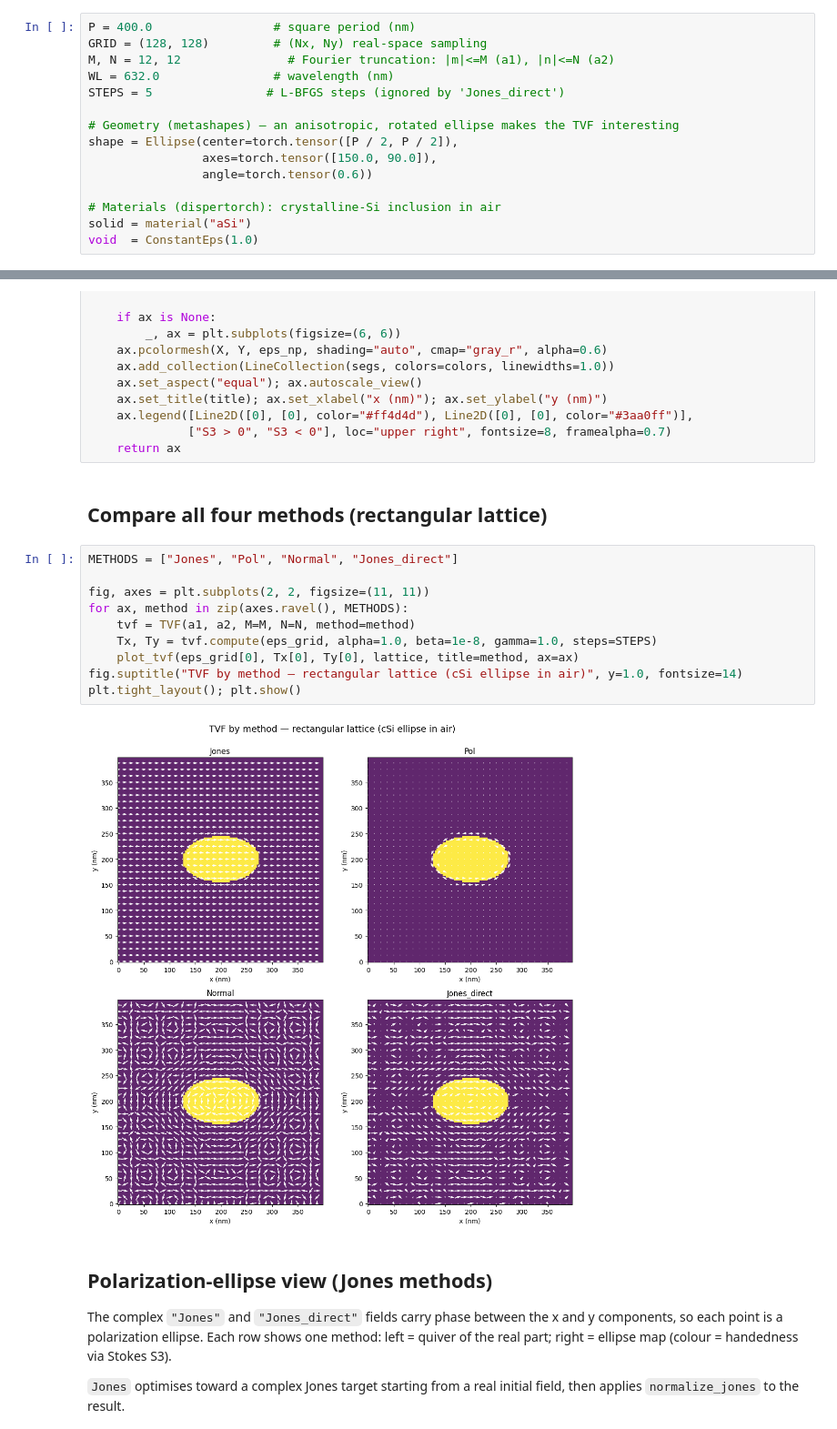
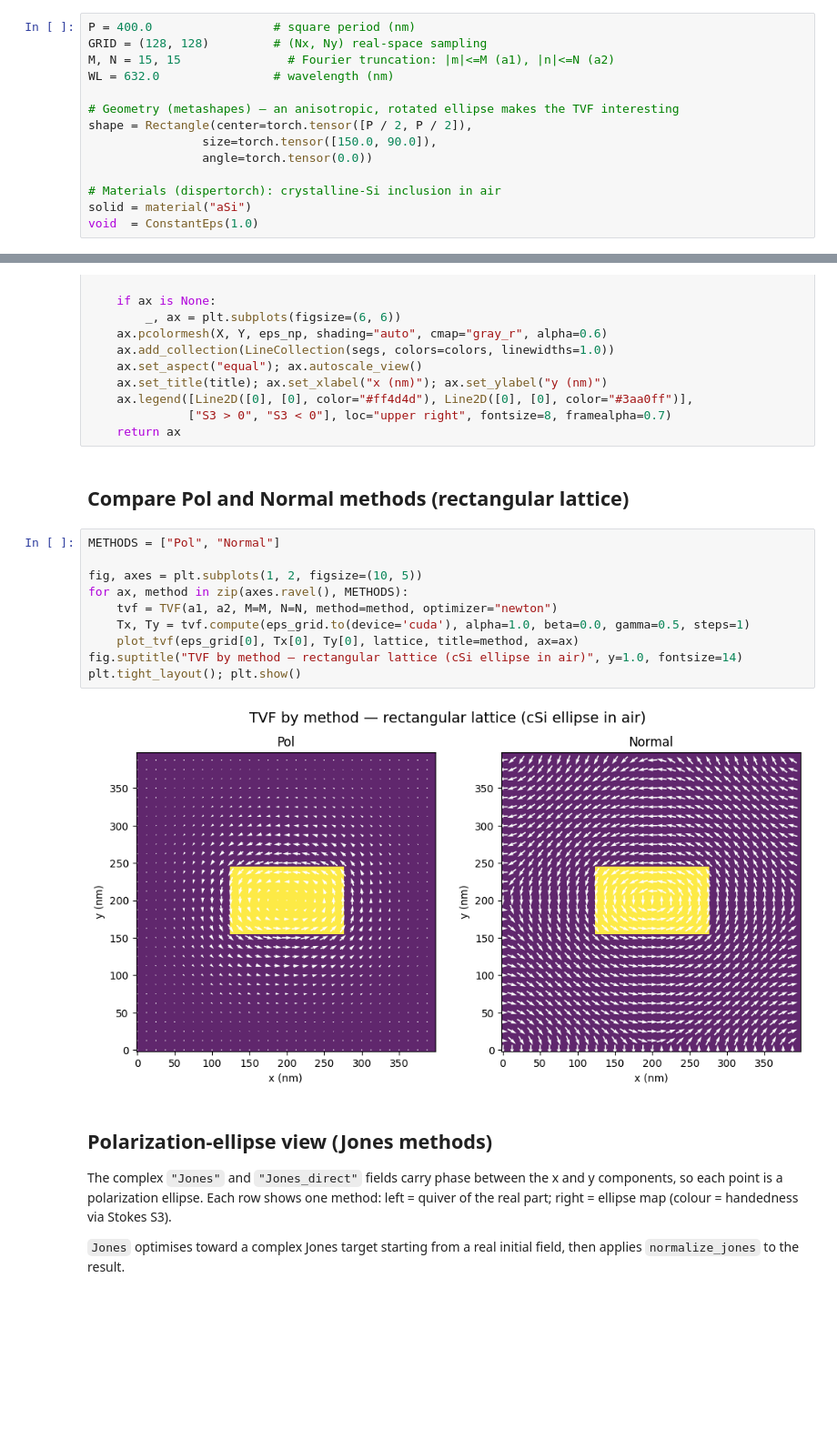
Before and after one commit to RodionovSA/metarcwa, a Jupyter notebook: tvf_playground.ipynb, the cells around one changed output, grey strips where cells are left out. Shown at 91% size. Cells and saved outputs as stored; diff of their text form; blank space fills up the shorter version.

Commit message:
TVF: fixed optimization and scales mismatches, fixed newton's approach efficacy, updated docs

```diff
--- a/tvf_playground.ipynb
+++ b/tvf_playground.ipynb
@@ -51,14 +51,13 @@ All lengths in nm. Swap the `shape` for any metashapes primitive
 # %%
 P = 400.0                 # square period (nm)
 GRID = (128, 128)         # (Nx, Ny) real-space sampling
-M, N = 12, 12               # Fourier truncation: |m|<=M (a1), |n|<=N (a2)
+M, N = 15, 15               # Fourier truncation: |m|<=M (a1), |n|<=N (a2)
 WL = 632.0                # wavelength (nm)
-STEPS = 5                # L-BFGS steps (ignored by 'Jones_direct')
 
 # Geometry (metashapes) — an anisotropic, rotated ellipse makes the TVF interesting
-shape = Ellipse(center=torch.tensor([P / 2, P / 2]),
-                axes=torch.tensor([150.0, 90.0]),
-                angle=torch.tensor(0.6))
+shape = Rectangle(center=torch.tensor([P / 2, P / 2]),
+                size=torch.tensor([150.0, 90.0]),
+                angle=torch.tensor(0.0))
 
 # Materials (dispertorch): crystalline-Si inclusion in air
 solid = material("aSi")
@@ -174,19 +173,19 @@ def plot_jones_ellipses(eps2d, Tx, Ty, lattice, *, step=6, n_theta=48,
               ["S3 > 0", "S3 < 0"], loc="upper right", fontsize=8, framealpha=0.7)
     return ax
 # %% [markdown]
-## Compare all four methods (rectangular lattice)
+## Compare Pol and Normal methods (rectangular lattice)
 # %%
-METHODS = ["Jones", "Pol", "Normal", "Jones_direct"]
+METHODS = ["Pol", "Normal"]
 
-fig, axes = plt.subplots(2, 2, figsize=(11, 11))
+fig, axes = plt.subplots(1, 2, figsize=(10, 5))
 for ax, method in zip(axes.ravel(), METHODS):
-    tvf = TVF(a1, a2, M=M, N=N, method=method)
-    Tx, Ty = tvf.compute(eps_grid, alpha=1.0, beta=1e-8, gamma=1.0, steps=STEPS)
+    tvf = TVF(a1, a2, M=M, N=N, method=method, optimizer="newton")
+    Tx, Ty = tvf.compute(eps_grid.to(device='cuda'), alpha=1.0, beta=0.0, gamma=0.5, steps=1)
     plot_tvf(eps_grid[0], Tx[0], Ty[0], lattice, title=method, ax=ax)
 fig.suptitle("TVF by method — rectangular lattice (cSi ellipse in air)", y=1.0, fontsize=14)
 plt.tight_layout(); plt.show()
 # %% [output]
-[figure, old version]
+[figure, new version]
 # %% [markdown]
 ## Polarization-ellipse view (Jones methods)
 
```
Also changed, not shown: parts of 3 cells of this notebook, 4 other files.
